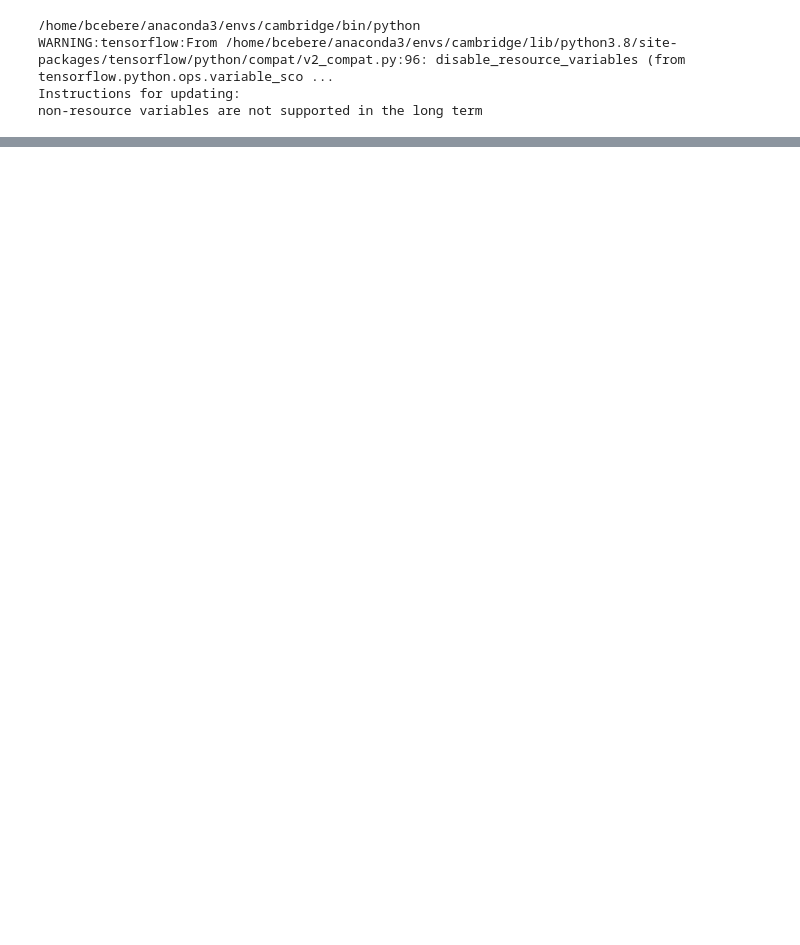
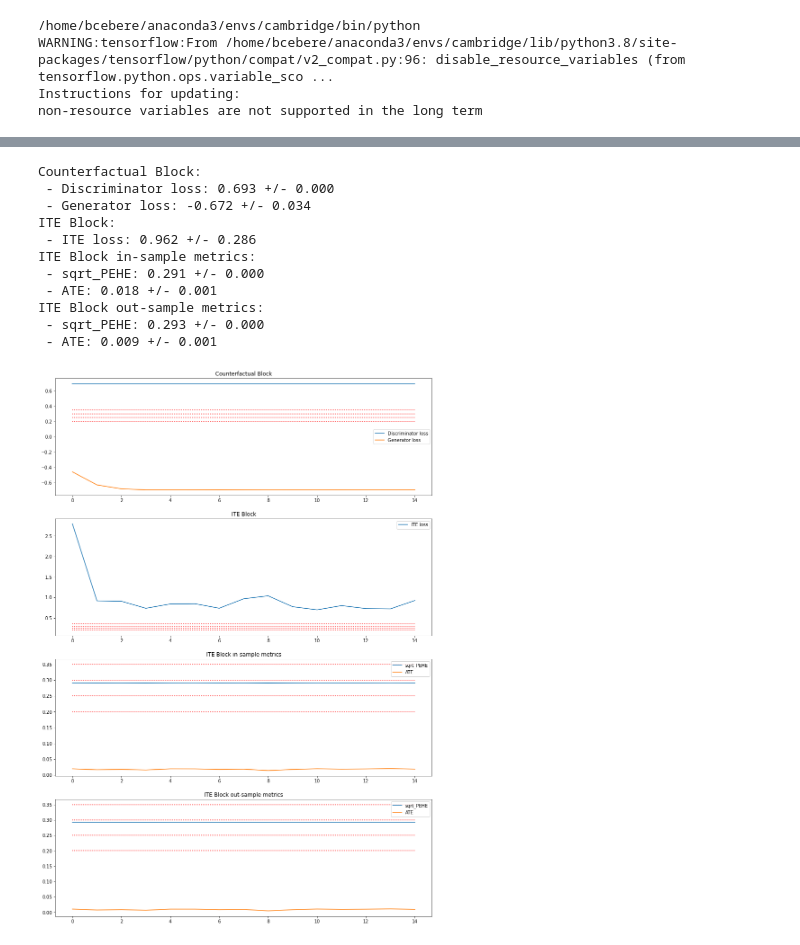
Before and after one commit to bcebere/ite-api, a Jupyter notebook: notebooks/unified_api_train_evaluation.ipynb, the cells around one changed output, grey strips where cells are left out. Drawn from its saved outputs; the diff is of its cells as text; code cells hidden in the pictures; blank space fills up the shorter version.

```diff
--- a/notebooks/unified_api_train_evaluation.ipynb
+++ b/notebooks/unified_api_train_evaluation.ipynb
@@ -115,0 +118,31 @@ ITE Block out-sample metrics:
+# %%
+ganite_torch_model = Model(
+    "GANITE_TORCH",
+    dim,
+    dim_outcome,
+    dim_hidden=30,
+    num_iterations=3000,
+    alpha=1,
+    beta=10,
+    minibatch_size=256,
+    num_discr_iterations=6,
+    depth=5,
+)
+
+ganite_torch_metrics = ganite_torch_model.train(*full_dataloader)
+ganite_torch_metrics.print()
+
+ganite_torch_metrics.plot(plt, thresholds = [0.2, 0.25, 0.3, 0.35])
+# %% [output]
+Counterfactual Block:
+ - Discriminator loss: 0.693 +/- 0.000
+ - Generator loss: -0.672 +/- 0.034
+ITE Block:
+ - ITE loss: 0.962 +/- 0.286
+ITE Block in-sample metrics:
+ - sqrt_PEHE: 0.291 +/- 0.000
+ - ATE: 0.018 +/- 0.001
+ITE Block out-sample metrics:
+ - sqrt_PEHE: 0.293 +/- 0.000
+ - ATE: 0.009 +/- 0.001
+[figure, added]
```
Also changed, not shown: parts of 20 cells of this notebook, 5 other files.
